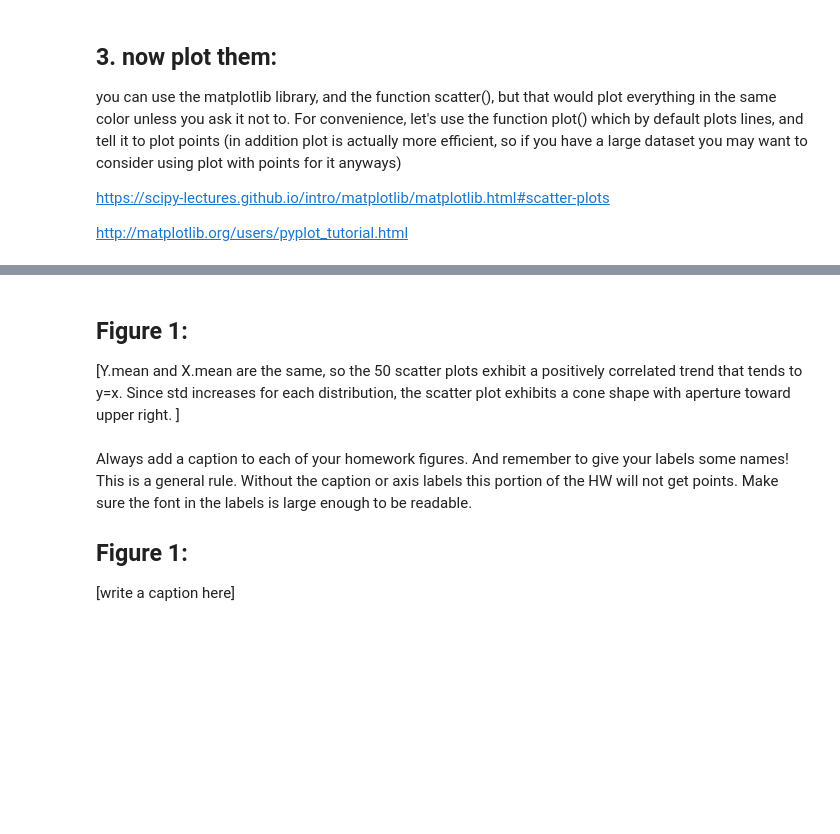
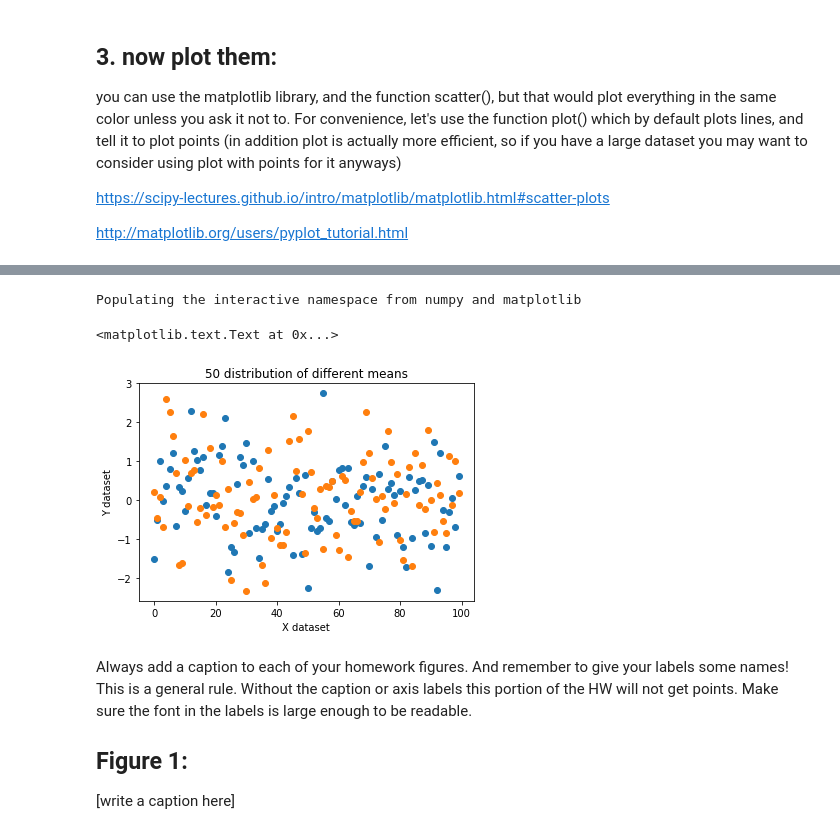
Before and after one commit to sunghoonyang/gallery-in-jupyter, a Jupyter notebook: fall18/principles_of_urban_informatics/hw1/basic_viz.ipynb, the cells around one changed output, grey strips where cells are left out. Cells and saved outputs as stored; diff of their text form; code cells hidden in the pictures; blank space fills up the shorter version.

```diff
--- a/fall18/principles_of_urban_informatics/hw1/basic_viz.ipynb
+++ b/fall18/principles_of_urban_informatics/hw1/basic_viz.ipynb
@@ -146,7 +80,21 @@ Populating the interactive namespace from numpy and matplotlib
-# %% [markdown]
-## Figure 1:
-
-[Y.mean and X.mean are the same, so the 50 scatter plots exhibit a positively correlated trend that tends to y=x. Since std increases for each distribution, the scatter plot exhibits a cone shape with aperture toward upper right. ]
+# %%
+import pylab as pl
+%pylab inline
+# the last line of code makes the plot show up within the notebook.
+# Always include it so that your homework notebooks are rendered and we can see
+# what you wanted your results to be.
+
+# code here
+# pl.plot(ReprRandAll[0])
+pl.plot(zip(*ReprRandAll[0]), linestyle="",marker="o")
+# x, y = zip(*ReprRandAll)
+pl.title('50 distribution of different means')
+pl.ylabel('Y dataset')
+pl.xlabel('X dataset')
+# %% [output]
+Populating the interactive namespace from numpy and matplotlib
+<matplotlib.text.Text at 0x...>
+[figure, added]
 # %% [markdown]
 Always add a caption to each of your homework figures.
 And remember to give your labels some names!
```
Also changed, not shown: parts of 8 cells of this notebook, 2 other files.
